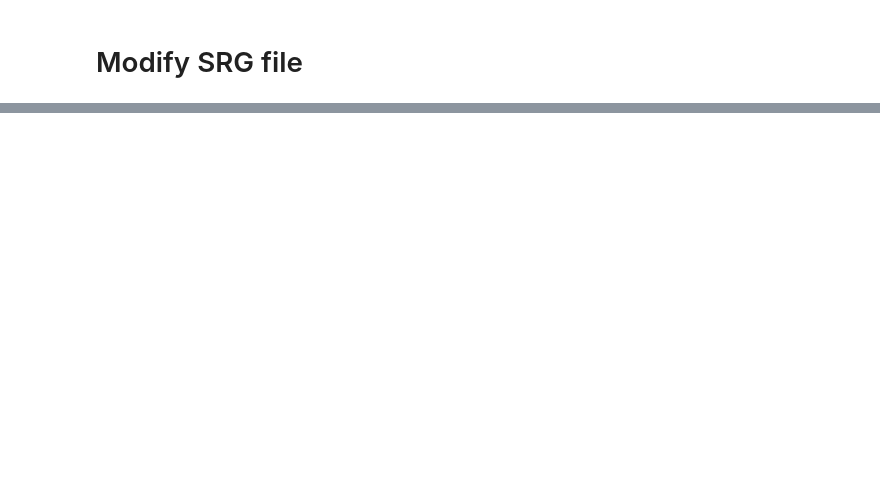
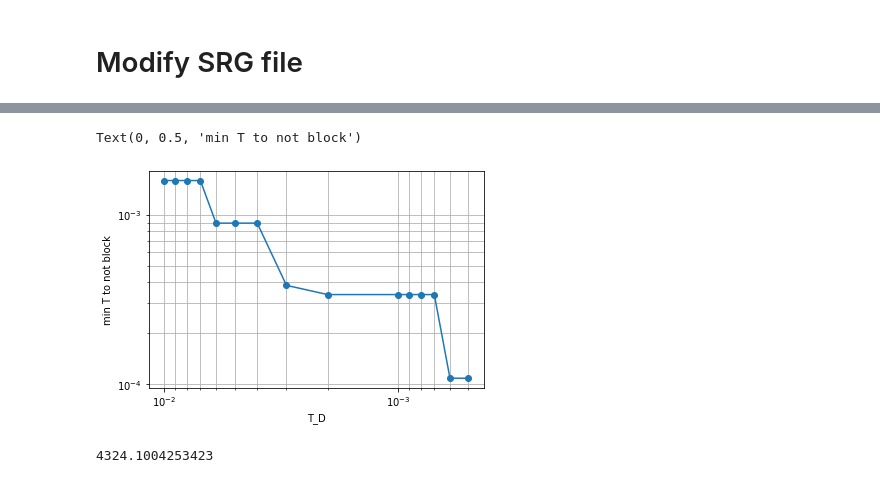
Before and after one commit to revpeter/fradir_ilp, a Jupyter notebook: FRADIR-3.ipynb, the cells around one changed output, grey strips where cells are left out. Cells and saved outputs as stored; diff of their text form; code cells hidden in the pictures; blank space fills up the shorter version.

```diff
--- a/FRADIR-3.ipynb
+++ b/FRADIR-3.ipynb
@@ -322,0 +382,4 @@ for srg_file in glob.glob('./results/usa_99/*.srg'):
+# %%
+for srlg in srlg_adj_sample:
+    if not remains_connected(g_init.copy(), srlg):
+        print(srlg)
@@ -322,0 +391,34 @@ for srg_file in glob.glob('./results/usa_99/*.srg'):
+# %%
+# The network
+network = 'italy_995'
+
+g = nx.read_gml(f'networks/{network}.gml', label="id")
+L = len(g.edges)
+links = range(L)
+
+# The matrix of the intensity values, dimensions: [L,P,M] (link, position, magnitude)
+I1 = np.load(f'intensities/{network}_ds16.npy')
+#I2 = np.load('intensities/italy_ds16_csak.npy')
+
+# The matrix of earthquake probabilities, dimensions: [P,M] (position, magnitude)
+prob_matrix = pd.read_csv('earthquake_probabilities/italy_ds16.csv').drop(['Lat', 'Long'], axis=1).to_numpy()
+P, M = prob_matrix.shape
+epicenters = range(P)
+magnitudes = range(M)
+
+srlgs, srlg_probs = get_SRLGs(f'PSRLGs/{network}.xml')
+H = np.ones(L) * 6.
+
+with open (f'min_cut_SRLGs/{network}', 'rb') as fp:
+    min_cut_srlgs = pickle.load(fp)
+# %%
+TFAs = []
+min_Ts = []
+
+for upgrade_file in sorted(glob.glob(f'results/{network}/upgrade_level/SB0/*.csv')):
+    df_upgrade = pd.read_csv(upgrade_file)
+    TFA = float(upgrade_file.split('TFA')[-1].split('_')[0])
+    max_cut_prob = max([get_SRLG_probability(srlg,g,I1,df_upgrade['H (Heuristic 2)'].to_numpy(),prob_matrix) for srlg in min_cut_srlgs])
+    print(f'{TFA} {max_cut_prob:.6f}')
+    TFAs.append(TFA)
+    min_Ts.append(max_cut_prob)
@@ -322,0 +441,17 @@ for srg_file in glob.glob('./results/usa_99/*.srg'):
+# %%
+fig, ax = plt.subplots()
+ax.loglog(TFAs, min_Ts, 'o-')
+ax.invert_xaxis()
+ax.grid(which='both')
+ax.set_xlabel('T_D')
+ax.set_ylabel('min T to not block')
+# %% [output]
+Text(0, 0.5, 'min T to not block')
+[figure, added]
+# %%
+cost = 0
+for e in g.edges:
+    cost += g.edges[e]['length']*g.edges[e]['onspine']
+print(cost)
+# %% [output]
+4324.1004253423
```
Also changed, not shown: parts of 27 cells of this notebook, 4 other files.
